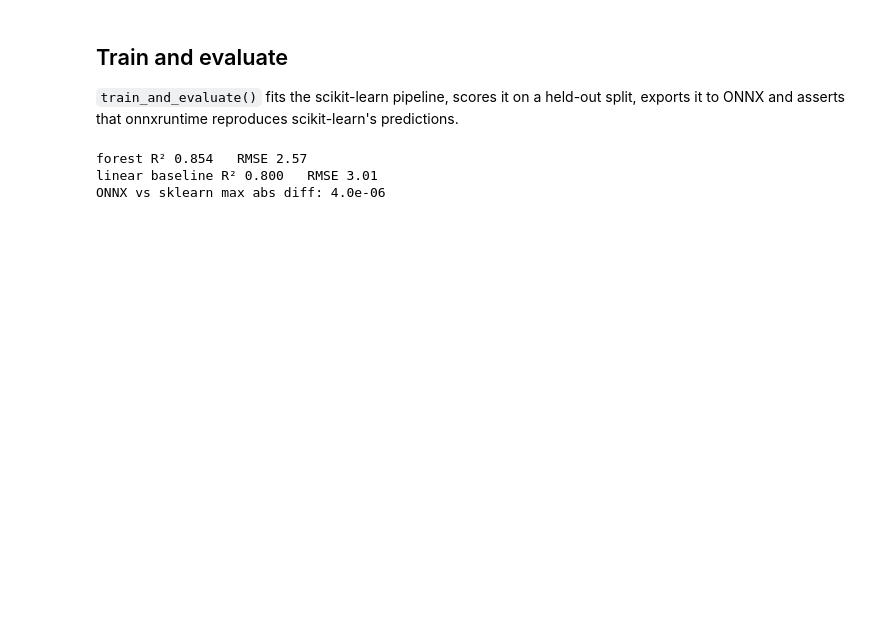
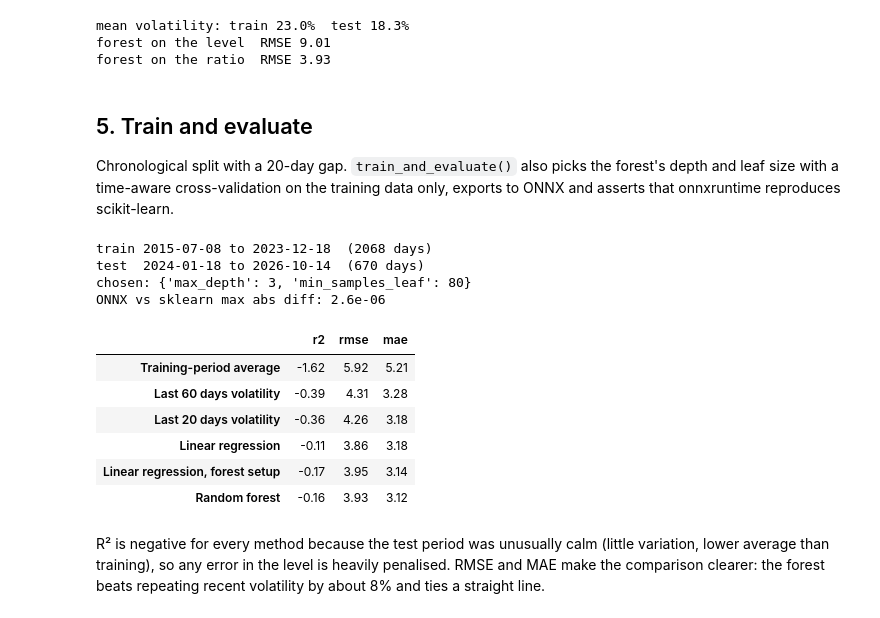
Before and after one commit to ekpixelmonk/EK.MLPortfolio, a Jupyter notebook: ml/random-forest/notebook.ipynb, the cells around one changed output. Saved outputs shown, nothing was run; the diff lists cells and outputs as text; code cells hidden in the pictures; blank space fills up the shorter version.

```diff
--- a/ml/random-forest/notebook.ipynb
+++ b/ml/random-forest/notebook.ipynb
@@ -39,13 +144,51 @@ data.describe(include='all').T
+# %%
+n_train = int(len(data) * 0.75)
+x, y = data[COLUMNS], data[TARGET]
+x_train, x_test = x.iloc[:n_train], x.iloc[n_train + HORIZON:]
+y_train, y_test = y.iloc[:n_train], y.iloc[n_train + HORIZON:]
+
+level = RandomForestRegressor(n_estimators=300, max_depth=5, min_samples_leaf=10, random_state=SEED, n_jobs=-1).fit(x_train, y_train)
+ratio = RandomForestRegressor(n_estimators=300, max_depth=3, min_samples_leaf=80, random_state=SEED, n_jobs=-1).fit(
+    x_train, np.log(y_train / x_train[SCALE_COLUMN]))
+
+print(f"mean volatility: train {y_train.mean():.1f}%  test {y_test.mean():.1f}%")
+print(f"forest on the level  RMSE {np.sqrt(mean_squared_error(y_test, level.predict(x_test))):.2f}")
+print(f"forest on the ratio  RMSE {np.sqrt(mean_squared_error(y_test, x_test[SCALE_COLUMN] * np.exp(ratio.predict(x_test)))):.2f}")
+# %% [output]
+mean volatility: train 23.0%  test 18.3%
+forest on the level  RMSE 9.01
+forest on the ratio  RMSE 3.93
 # %% [markdown]
-## Train and evaluate
+## 5. Train and evaluate
 
-`train_and_evaluate()` fits the scikit-learn pipeline, scores it on a held-out split, exports it to ONNX and asserts that onnxruntime reproduces scikit-learn's predictions.
+Chronological split with a 20-day gap. `train_and_evaluate()` also picks the forest's depth and leaf size with a time-aware cross-validation on the training data only, exports to ONNX and asserts that onnxruntime reproduces scikit-learn.
-# %%
-result = train_and_evaluate()
-print(f"forest R² {result.metrics['r2']:.3f}   RMSE {result.metrics['rmse']:.2f}")
-print(f"linear baseline R² {result.metrics['linear_baseline_r2']:.3f}   RMSE {result.metrics['linear_baseline_rmse']:.2f}")
-print(f"ONNX vs sklearn max abs diff: {result.metrics['onnx_max_abs_diff']:.1e}")
-# %% [output]
-forest R² 0.854   RMSE 2.57
-linear baseline R² 0.800   RMSE 3.01
-ONNX vs sklearn max abs diff: 4.0e-06
+# %%
+result = train_and_evaluate()
+m = result.metrics
+print(f"train {m['train_period']}  ({m['n_train']} days)")
+print(f"test  {m['test_period']}  ({m['n_test']} days)")
+print('chosen:', m['best_params'])
+print(f"ONNX vs sklearn max abs diff: {m['onnx_max_abs_diff']:.1e}")
+# %% [output]
+train 2015-07-08 to 2023-12-18  (2068 days)
+test  2024-01-18 to 2026-10-14  (670 days)
+chosen: {'max_depth': 3, 'min_samples_leaf': 80}
+ONNX vs sklearn max abs diff: 2.6e-06
+# %%
+rows = {
+    'Training-period average': m['train_mean'], 'Last 60 days volatility': m['persistence_60d'],
+    'Last 20 days volatility': m['persistence_20d'], 'Linear regression': m['linear'],
+    'Linear regression, forest setup': m['linear_same_setup'],
+    'Random forest': {k: m[k] for k in ('r2', 'rmse', 'mae')},
+}
+pd.DataFrame(rows).T.round(2)
+# %% [output]
+|  | r2 | rmse | mae |
+| Training-period average | -1.62 | 5.92 | 5.21 |
+| Last 60 days volatility | -0.39 | 4.31 | 3.28 |
+| Last 20 days volatility | -0.36 | 4.26 | 3.18 |
+| Linear regression | -0.11 | 3.86 | 3.18 |
+| Linear regression, forest setup | -0.17 | 3.95 | 3.14 |
+| Random forest | -0.16 | 3.93 | 3.12 |
+# %% [markdown]
+R² is negative for every method because the test period was unusually calm (little variation, lower average than training), so any error in the level is heavily penalised. RMSE and MAE make the comparison clearer: the forest beats repeating recent volatility by about 8% and ties a straight line.
```
Also changed, not shown: parts of 21 cells of this notebook, 30 other files.
